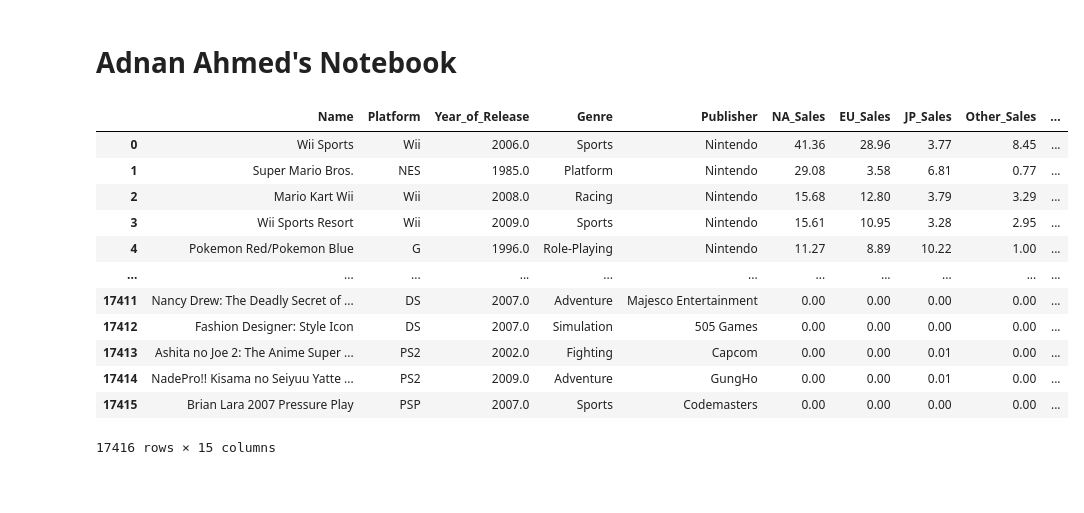
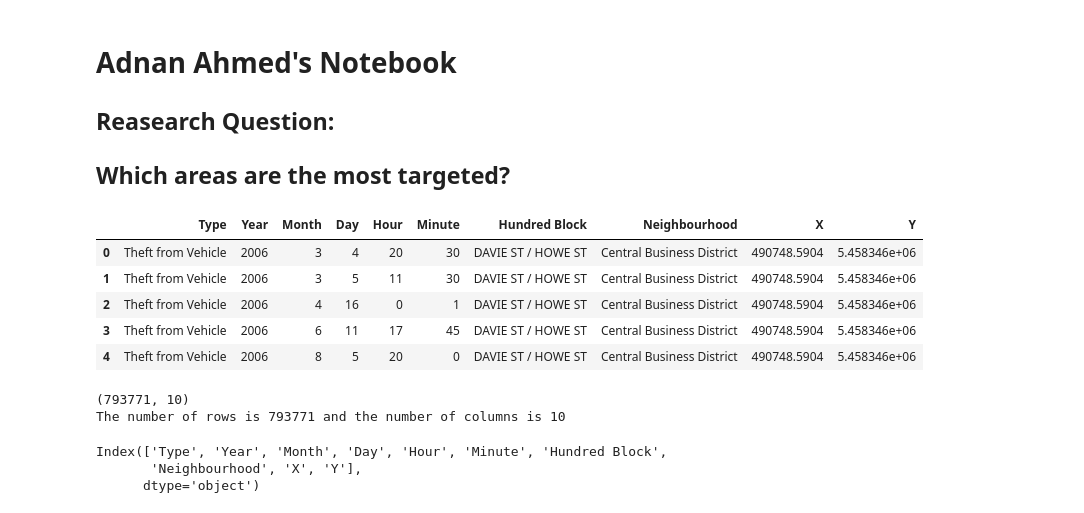
Before and after one commit to ubco-W2022T1-cosc301/project-group11, a Jupyter notebook: notebooks/analysis3.ipynb, the cells around one changed output. Saved outputs shown, nothing was run; the diff lists cells and outputs as text; code cells hidden in the pictures; blank space fills up the shorter version.

```diff
--- a/notebooks/analysis3.ipynb
+++ b/notebooks/analysis3.ipynb
@@ -1,3 +1,5 @@
 # %% [markdown]
 # Adnan Ahmed's Notebook
+## Reasearch Question:
+## Which areas are the most targeted?
 # %%
@@ -6,20 +8,26 @@ import pandas as pd
 # %%
-#To read CSV files as pd
-df = pd.read_csv("../data/raw/Video_Game_Sales_as_of_Jan_2017.csv")
+# To read CSV files as pd
+df = pf.load("../data/raw/crimedata_csv_all_years.csv")
 
-#display
-display(df)
+# Displays the first 5 rows of the datasheet
+pf.head(df)
 # %% [output]
-|  | Name | Platform | Year_of_Release | Genre | Publisher | NA_Sales | EU_Sales | JP_Sales | Other_Sales | ... |
-| 0 | Wii Sports | Wii | 2006.0 | Sports | Nintendo | 41.36 | 28.96 | 3.77 | 8.45 | ... |
-| 1 | Super Mario Bros. | NES | 1985.0 | Platform | Nintendo | 29.08 | 3.58 | 6.81 | 0.77 | ... |
-| 2 | Mario Kart Wii | Wii | 2008.0 | Racing | Nintendo | 15.68 | 12.80 | 3.79 | 3.29 | ... |
-| 3 | Wii Sports Resort | Wii | 2009.0 | Sports | Nintendo | 15.61 | 10.95 | 3.28 | 2.95 | ... |
-| 4 | Pokemon Red/Pokemon Blue | G | 1996.0 | Role-Playing | Nintendo | 11.27 | 8.89 | 10.22 | 1.00 | ... |
-| ... | ... | ... | ... | ... | ... | ... | ... | ... | ... | ... |
-| 17411 | Nancy Drew: The Deadly Secret of ... | DS | 2007.0 | Adventure | Majesco Entertainment | 0.00 | 0.00 | 0.00 | 0.00 | ... |
-| 17412 | Fashion Designer: Style Icon | DS | 2007.0 | Simulation | 505 Games | 0.00 | 0.00 | 0.00 | 0.00 | ... |
-| 17413 | Ashita no Joe 2: The Anime Super ... | PS2 | 2002.0 | Fighting | Capcom | 0.00 | 0.00 | 0.01 | 0.00 | ... |
-| 17414 | NadePro!! Kisama no Seiyuu Yatte ... | PS2 | 2009.0 | Adventure | GungHo | 0.00 | 0.00 | 0.01 | 0.00 | ... |
-| 17415 | Brian Lara 2007 Pressure Play | PSP | 2007.0 | Sports | Codemasters | 0.00 | 0.00 | 0.00 | 0.00 | ... |
+|  | Type | Year | Month | Day | Hour | Minute | Hundred Block | Neighbourhood | X | Y |
+| 0 | Theft from Vehicle | 2006 | 3 | 4 | 20 | 30 | DAVIE ST / HOWE ST | Central Business District | 490748.5904 | 5.458346e+06 |
+| 1 | Theft from Vehicle | 2006 | 3 | 5 | 11 | 30 | DAVIE ST / HOWE ST | Central Business District | 490748.5904 | 5.458346e+06 |
+| 2 | Theft from Vehicle | 2006 | 4 | 16 | 0 | 1 | DAVIE ST / HOWE ST | Central Business District | 490748.5904 | 5.458346e+06 |
+| 3 | Theft from Vehicle | 2006 | 6 | 11 | 17 | 45 | DAVIE ST / HOWE ST | Central Business District | 490748.5904 | 5.458346e+06 |
+| 4 | Theft from Vehicle | 2006 | 8 | 5 | 20 | 0 | DAVIE ST / HOWE ST | Central Business District | 490748.5904 | 5.458346e+06 |
-17416 rows × 15 columns
+# %%
+# Returns the number of rows and columns in the dataset respectively
+pf.shape(df)
+# %% [output]
+(793771, 10)
+The number of rows is 793771 and the number of columns is 10
+# %%
+# Returns the titles of head column in the dataset
+pf.col(df)
+# %% [output]
+Index(['Type', 'Year', 'Month', 'Day', 'Hour', 'Minute', 'Hundred Block',
+       'Neighbourhood', 'X', 'Y'],
+      dtype='object')
```
Also changed, not shown: parts of 9 cells of this notebook, 4 other files.
